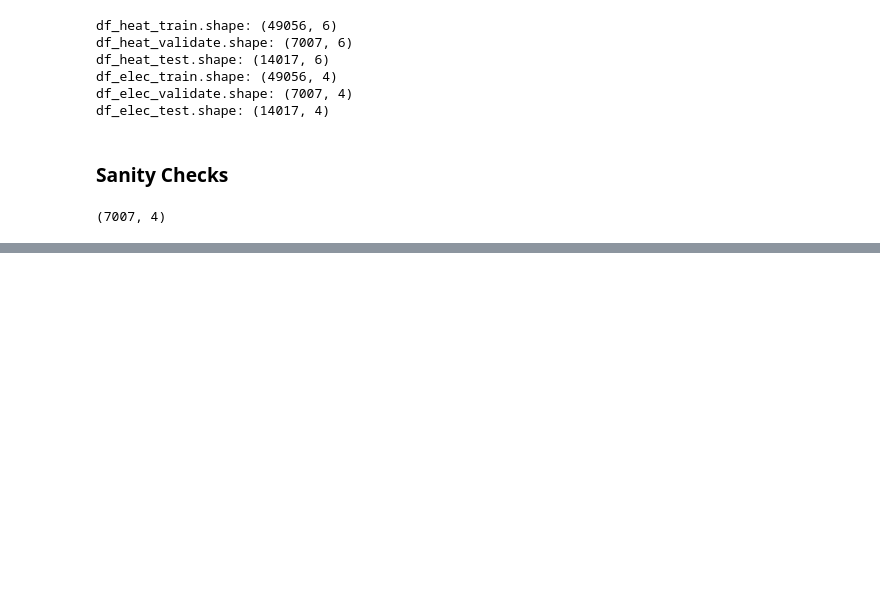
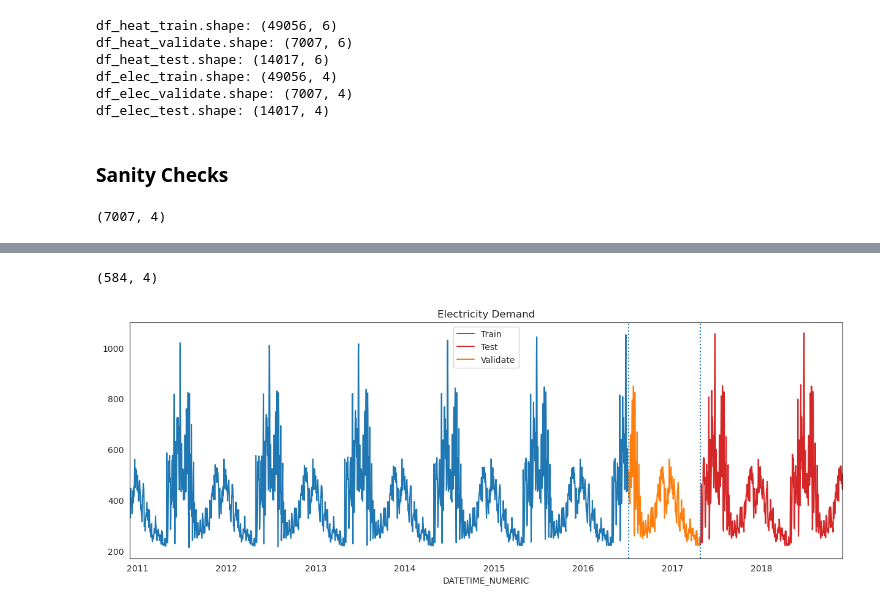
Before and after one commit to i-terzic/predicting-energy-consumption-based-on-weather-data, a Jupyter notebook: Final.ipynb, the cells around one changed output, grey strips where cells are left out. Saved outputs shown, nothing was run; the diff lists cells and outputs as text; code cells hidden in the pictures; blank space fills up the shorter version.

```diff
--- a/Final.ipynb
+++ b/Final.ipynb
@@ -517,0 +543,19 @@ loaded_elec_data["df_elec_validate"].shape
+# %%
+with open("./data/heat_data.pkl", "rb") as f:
+    loaded_heat_data = pickle.load(f)
+
+with open("./data/elec_data.pkl", "rb") as f:
+    loaded_elec_data = pickle.load(f)
+# %%
+import math
+
+def test_train_validate_split(df: pd.DataFrame, percentages=(0.70,0.10,0.20)):
+    return np.split(df, [int(percentages[0] * len(df)), int((percentages[0] + percentages[1]) * len(df))])
+# %%
+df_elec_data = pd.concat([loaded_elec_data["df_elec_train"], loaded_elec_data["df_elec_validate"], loaded_elec_data["df_elec_test"]])
+df_elec_data = df_elec_data.resample("D").mean()
+
+df_elec_train, df_elec_validate, df_elec_test = test_train_validate_split(df_elec_data)
+df_elec_test.shape
+# %% [output]
+(584, 4)
@@ -517,0 +570,17 @@ loaded_elec_data["df_elec_validate"].shape
+# %%
+def display_time_series(df_train, df_validate, df_test, col="", figsize=(15,5), title="", ):
+    ax = df_train[col].plot(figsize=figsize, color="tab:blue", label="Train")
+    _ = df_test[col].plot(ax=ax, color="tab:red", label="Test")
+    _ = df_validate[col].plot(ax=ax, color="tab:orange", label="Validate")
+
+    ax.legend()
+    ax.axvline(df_validate.index[0], linestyle=":")
+    ax.axvline(df_test.index[0], linestyle=":")
+
+    plt.title(title)
+    plt.show()
+# %%
+# display_time_series(df_heat_train, df_heat_validate, df_heat_test, col="heat_demand_values[kw]", title="Heat Demand")
+display_time_series(df_elec_train, df_elec_validate, df_elec_test, col="electricity_demand_values[kw]", title="Electricity Demand")
+# %% [output]
+[figure, added]
```
Also changed, not shown: parts of 27 cells of this notebook, 1 other file.
